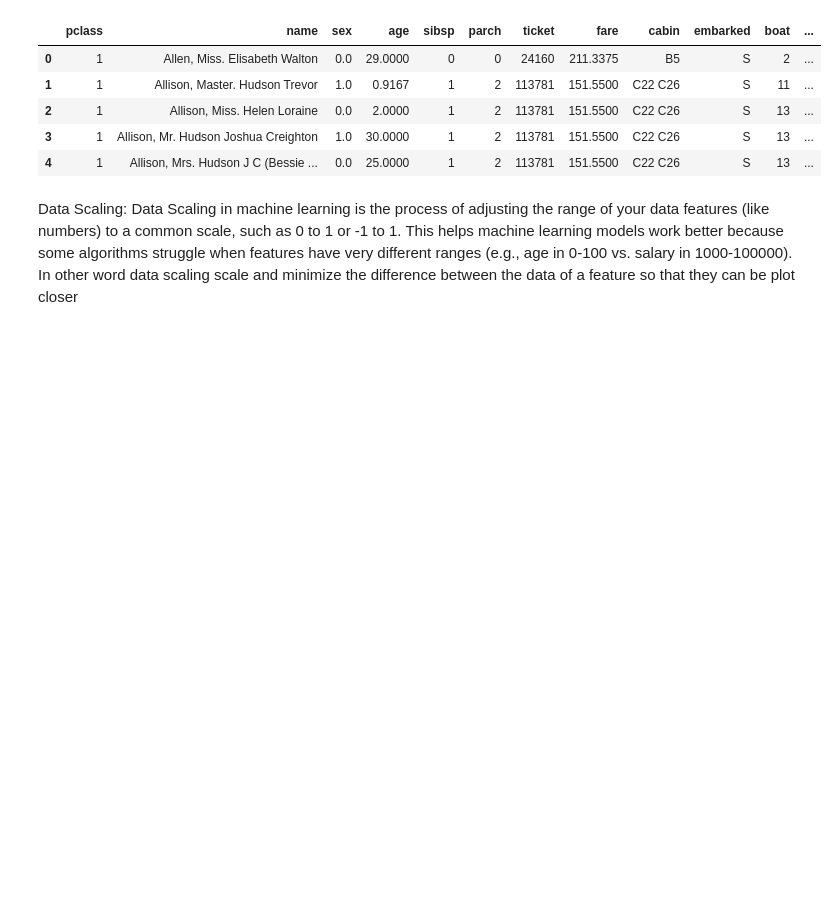
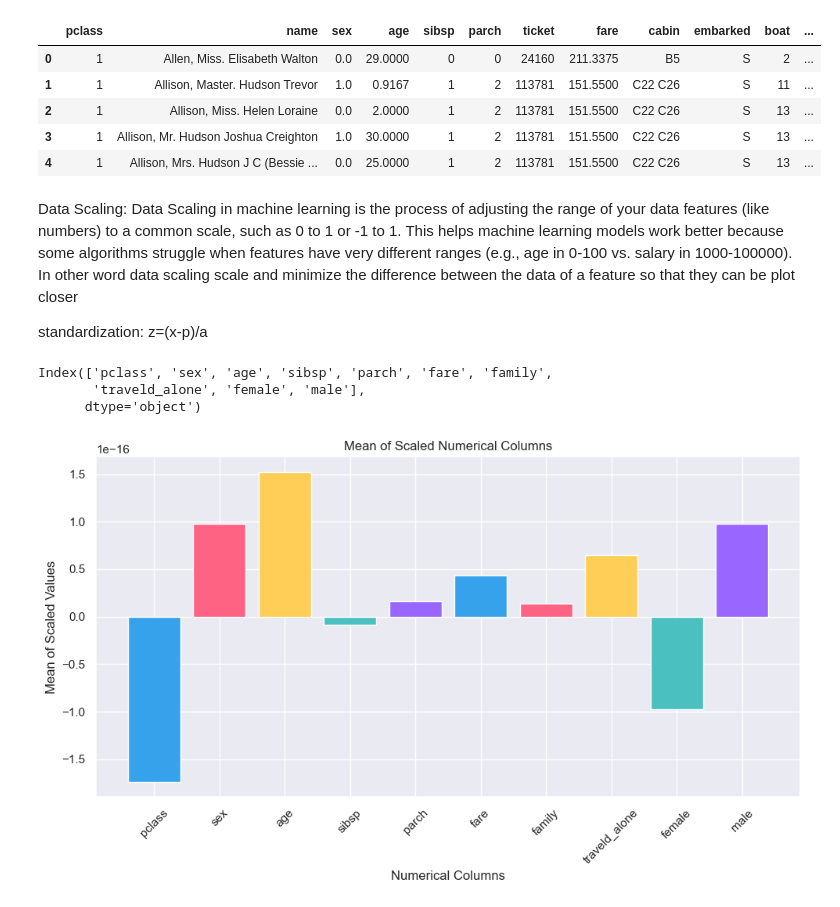
Before and after one commit to AdelZahid/Machine_learning_practice, a Jupyter notebook: Adel/pythonforml/sklearn.ipynb, the cells around one changed output. Cells and saved outputs as stored; diff of their text form; code cells hidden in the pictures; blank space fills up the shorter version.

Commit message:
new commite of data scaling

```diff
--- a/Adel/pythonforml/sklearn.ipynb
+++ b/Adel/pythonforml/sklearn.ipynb
@@ -221,3 +221,43 @@ df.head()
 | 4 | 1 | Allison, Mrs. Hudson J C (Bessie ... | 0.0 | 25.0000 | 1 | 2 | 113781 | 151.5500 | C22 C26 | S | 13 | ... |
 # %% [markdown]
 Data Scaling: Data Scaling in machine learning is the process of adjusting the range of your data features (like numbers) to a common scale, such as 0 to 1 or -1 to 1. This helps machine learning models work better because some algorithms struggle when features have very different ranges (e.g., age in 0-100 vs. salary in 1000-100000). In other word data scaling scale and minimize the difference between the data of a feature so that they can be plot closer
+
+standardization:  z=(x-p)/a
+# %%
+import pandas as pd
+import numpy as np
+from sklearn.preprocessing import StandardScaler
+import matplotlib.pyplot as plt
+
+# Assuming df is your DataFrame (replace with your actual DataFrame)
+# Example: df = pd.read_csv('your_file.csv')  # Uncomment and adjust if needed
+
+# Select numerical columns
+num_cols = df.select_dtypes(include=['int64', 'float64', 'int32']).columns
+print(num_cols)
+
+# Scale the numerical columns
+scaler = StandardScaler()
+scaled_data = scaler.fit_transform(df[num_cols])
+df[num_cols].describe()
+
+# Convert scaled data back to a DataFrame for easier handling
+scaled_df = pd.DataFrame(scaled_data, columns=num_cols)
+
+# Calculate the mean of each scaled column for visualization
+means = scaled_df.mean()
+
+# Create a bar chart using Matplotlib
+plt.figure(figsize=(10, 6))
+plt.bar(num_cols, means, color=['#36A2EB', '#FF6384', '#FFCE56', '#4BC0C0', '#9966FF'][:len(num_cols)])
+plt.xlabel('Numerical Columns')
+plt.ylabel('Mean of Scaled Values')
+plt.title('Mean of Scaled Numerical Columns')
+plt.xticks(rotation=45)
+plt.tight_layout()
+plt.show()
+# %% [output]
+Index(['pclass', 'sex', 'age', 'sibsp', 'parch', 'fare', 'family',
+       'traveld_alone', 'female', 'male'],
+      dtype='object')
+[figure, added]
```
Also changed, not shown: parts of 2 cells of this notebook.
